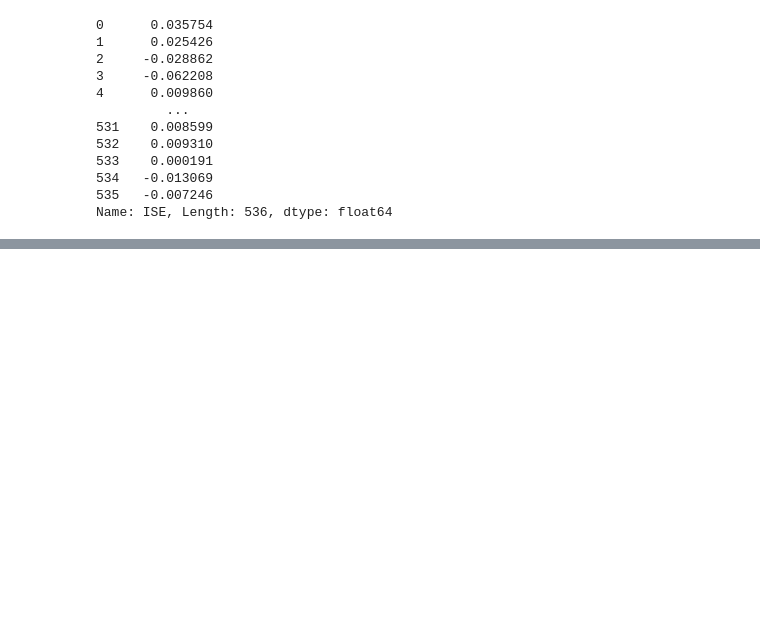
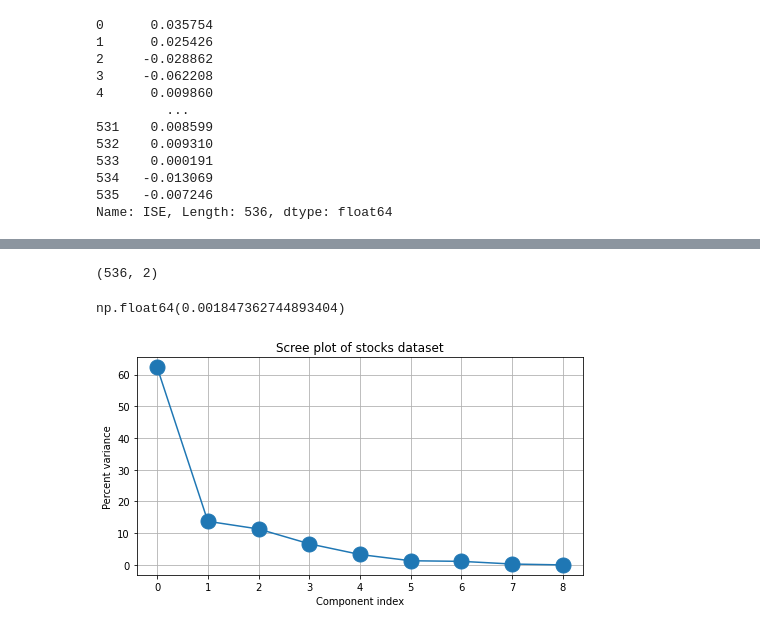
Before and after one commit to falasur/LA4DS, a Jupyter notebook: LA4DS_Ch15.ipynb, the cells around one changed output, grey strips where cells are left out. Saved outputs shown, nothing was run; the diff lists cells and outputs as text; code cells hidden in the pictures; blank space fills up the shorter version.

```diff
--- a/LA4DS_Ch15.ipynb
+++ b/LA4DS_Ch15.ipynb
@@ -182,0 +150,6 @@ get_correct_order(l)
+# %%
+V_ordered = V[:, get_index_orders(l)[::-1]].copy()
+
+l_ordered = l.copy()
+l_ordered.sort()
+l_ordered = l_ordered[::-1]
@@ -182,0 +158,20 @@ get_correct_order(l)
+# %%
+print(components.shape)
+# %% [output]
+(536, 2)
+# %%
+factorScores = 100*l_ordered/np.sum(l_ordered)
+# %%
+np.sum(l_ordered)
+# %% [output]
+np.float64(0.001847362744893404)
+# %%
+plt.figure(figsize=(8,4))
+plt.plot(factorScores,'o-',markersize=15)
+plt.xlabel('Component index')
+plt.ylabel('Percent variance')
+plt.title('Scree plot of stocks dataset')
+plt.grid()
+plt.show()
+# %% [output]
+[figure, added]
```
Also changed, not shown: parts of 31 cells of this notebook.
